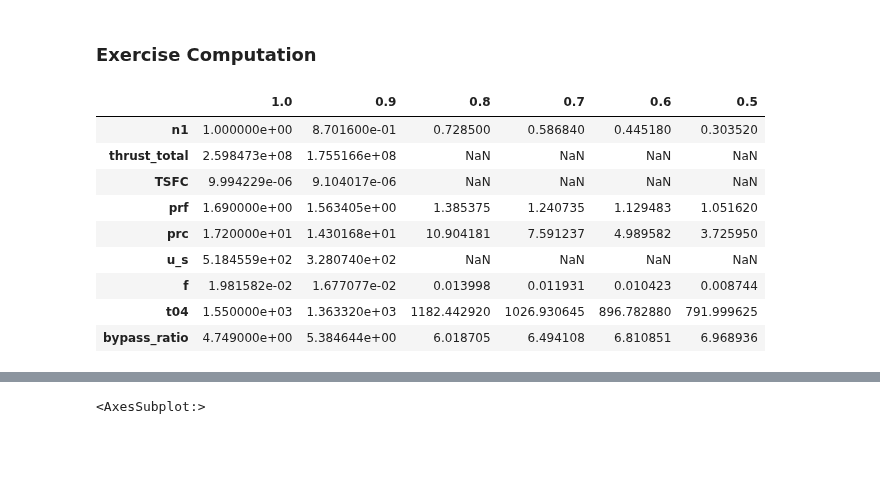
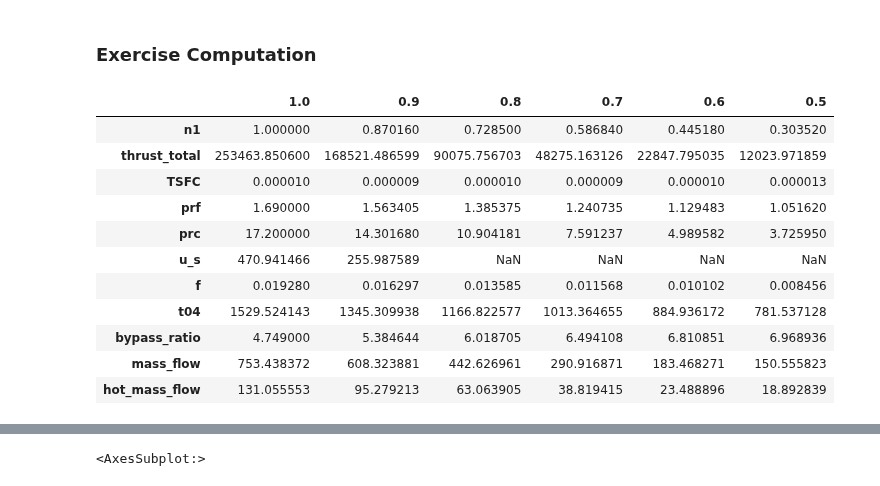
Before and after one commit to jonasdegrave/gas-turbine, a Jupyter notebook: notebook_course_examples.ipynb, the cells around one changed output, grey strips where cells are left out. Cells and saved outputs as stored; diff of their text form; code cells hidden in the pictures; blank space fills up the shorter version.

```diff
--- a/notebook_course_examples.ipynb
+++ b/notebook_course_examples.ipynb
@@ -213,7 +214,7 @@ Thermodynamic Data:
 # %%
 values_ex2_3 = {
     'ta':290,
-    'pa':101630,
+    'pa':101.630,
     'n_d':0.97,
     'n_f':0.93,
     'n_c':0.90,
@@ -233,41 +234,46 @@ values_ex2_3 = {
     'prc':17.2,
     'prf':1.69,
     'bypass_ratio':4.749,
     'pc_fuel':45000,
     'cp_fuel':1.110,
     'r':288.3,
     't04':1550,
     'mach':0,
-    'mass_flow':756
+    'mass_flow':756,
+    'pressure_loss':0.05
     }
 
 turbofan23 = mf.TurboFan(values_ex2_3)
 
-target = ['n1', 'thrust_total', 'TSFC', 'prf', 'prc', 'u_s', 'f', 't04','bypass_ratio']
+target = ['n1', 'thrust_total', 'TSFC', 'prf', 'prc', 'u_s', 'f', 't04','bypass_ratio','mass_flow','hot_mass_flow']
+#target = ['t02','p02','t08','p08','t03', 'p03', 'f','tet','pet', 't05', 'p05', 'u_s', 'u_sf','u_i', 'specific_thrust', 'TSFC','mass_flow', 'hot_mass_flow','cold_mass_flow']
+
 
 results = (
     turbofan23.sumarise().
     append(turbofan23.sumarise_results()).
     loc[target]
 )
 
 for i in np.arange(0.9,0.4,-0.1):
     turbofan23.set_n2(i)
     results[i] = (
         turbofan23.sumarise().
         append(turbofan23.sumarise_results()).
         loc[target]
     )
 
 results
 # %% [output]
 |  | 1.0 | 0.9 | 0.8 | 0.7 | 0.6 | 0.5 |
-| n1 | 1.000000e+00 | 8.701600e-01 | 0.728500 | 0.586840 | 0.445180 | 0.303520 |
-| thrust_total | 2.598473e+08 | 1.755166e+08 | NaN | NaN | NaN | NaN |
-| TSFC | 9.994229e-06 | 9.104017e-06 | NaN | NaN | NaN | NaN |
-| prf | 1.690000e+00 | 1.563405e+00 | 1.385375 | 1.240735 | 1.129483 | 1.051620 |
-| prc | 1.720000e+01 | 1.430168e+01 | 10.904181 | 7.591237 | 4.989582 | 3.725950 |
-| u_s | 5.184559e+02 | 3.280740e+02 | NaN | NaN | NaN | NaN |
-| f | 1.981582e-02 | 1.677077e-02 | 0.013998 | 0.011931 | 0.010423 | 0.008744 |
-| t04 | 1.550000e+03 | 1.363320e+03 | 1182.442920 | 1026.930645 | 896.782880 | 791.999625 |
-| bypass_ratio | 4.749000e+00 | 5.384644e+00 | 6.018705 | 6.494108 | 6.810851 | 6.968936 |
+| n1 | 1.000000 | 0.870160 | 0.728500 | 0.586840 | 0.445180 | 0.303520 |
+| thrust_total | 253463.850600 | 168521.486599 | 90075.756703 | 48275.163126 | 22847.795035 | 12023.971859 |
+| TSFC | 0.000010 | 0.000009 | 0.000010 | 0.000009 | 0.000010 | 0.000013 |
+| prf | 1.690000 | 1.563405 | 1.385375 | 1.240735 | 1.129483 | 1.051620 |
+| prc | 17.200000 | 14.301680 | 10.904181 | 7.591237 | 4.989582 | 3.725950 |
+| u_s | 470.941466 | 255.987589 | NaN | NaN | NaN | NaN |
+| f | 0.019280 | 0.016297 | 0.013585 | 0.011568 | 0.010102 | 0.008456 |
+| t04 | 1529.524143 | 1345.309938 | 1166.822577 | 1013.364655 | 884.936172 | 781.537128 |
+| bypass_ratio | 4.749000 | 5.384644 | 6.018705 | 6.494108 | 6.810851 | 6.968936 |
+| mass_flow | 753.438372 | 608.323881 | 442.626961 | 290.916871 | 183.468271 | 150.555823 |
+| hot_mass_flow | 131.055553 | 95.279213 | 63.063905 | 38.819415 | 23.488896 | 18.892839 |
```
Also changed, not shown: parts of 3 cells of this notebook.
